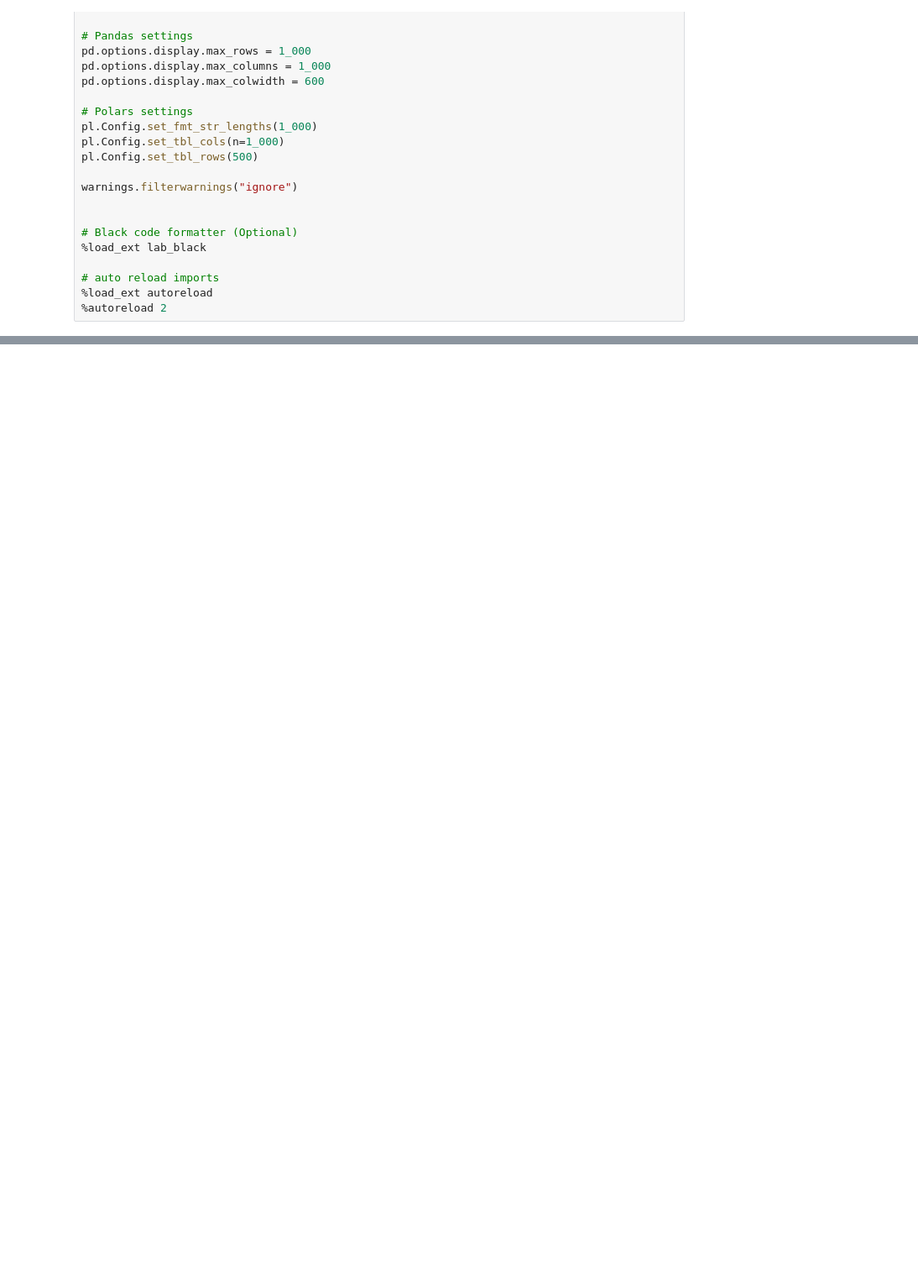
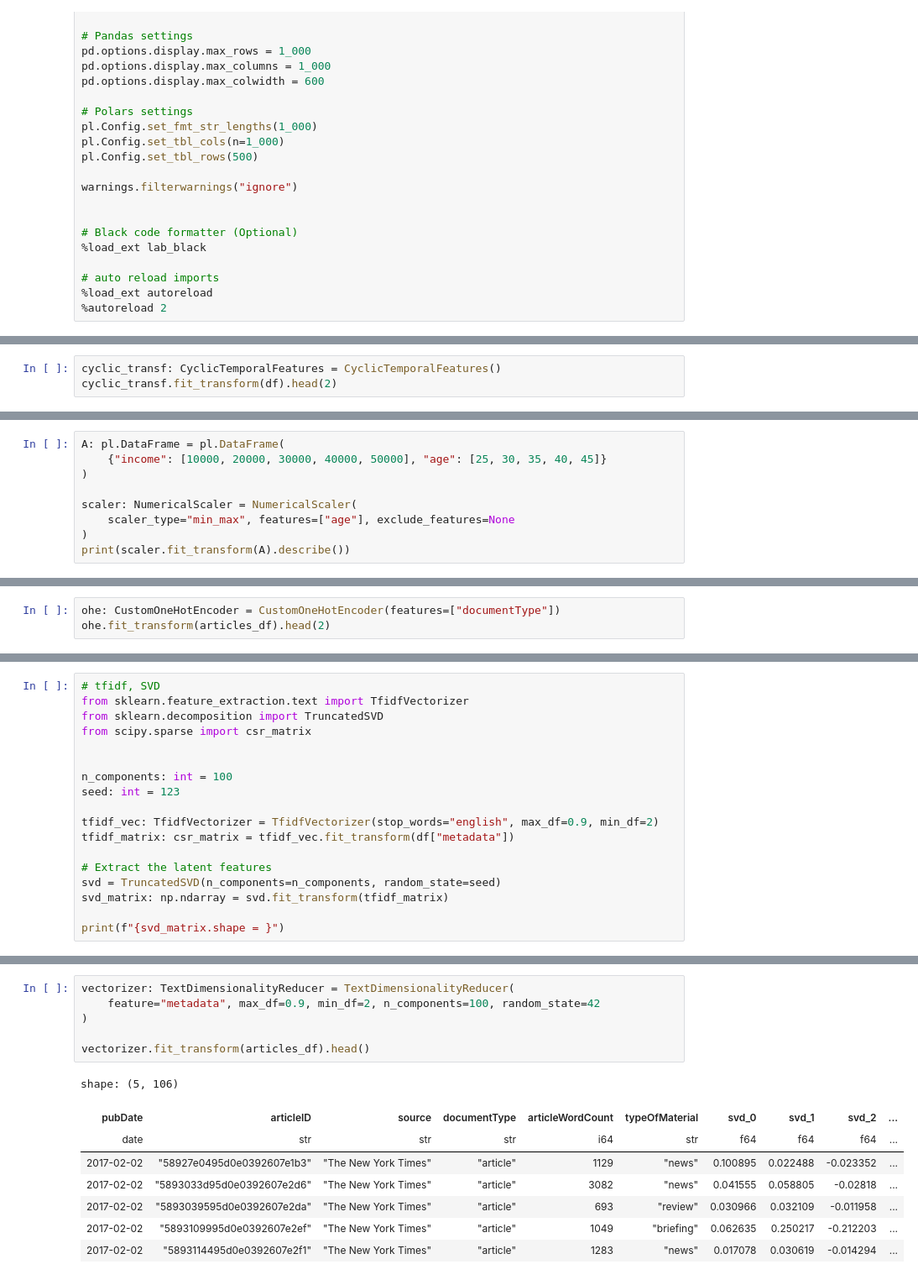
Before and after one commit to chineidu/NYC-Comments, a Jupyter notebook: Notebooks/02-articles-feat-eng.ipynb, the cells around one changed output, grey strips where cells are left out. Shown at 84% size. Cells and saved outputs as stored; diff of their text form; blank space fills up the shorter version.

Commit message:
chore: Articles data pipeline

```diff
--- a/Notebooks/02-articles-feat-eng.ipynb
+++ b/Notebooks/02-articles-feat-eng.ipynb
@@ -122,0 +880,3 @@ warnings.filterwarnings("ignore")
+# %%
+cyclic_transf: CyclicTemporalFeatures = CyclicTemporalFeatures()
+cyclic_transf.fit_transform(df).head(2)
@@ -122,0 +889,9 @@ warnings.filterwarnings("ignore")
+# %%
+A: pl.DataFrame = pl.DataFrame(
+    {"income": [10000, 20000, 30000, 40000, 50000], "age": [25, 30, 35, 40, 45]}
+)
+
+scaler: NumericalScaler = NumericalScaler(
+    scaler_type="min_max", features=["age"], exclude_features=None
+)
+print(scaler.fit_transform(A).describe())
@@ -122,0 +915,3 @@ warnings.filterwarnings("ignore")
+# %%
+ohe: CustomOneHotEncoder = CustomOneHotEncoder(features=["documentType"])
+ohe.fit_transform(articles_df).head(2)
@@ -122,0 +930,18 @@ warnings.filterwarnings("ignore")
+# %%
+# tfidf, SVD
+from sklearn.feature_extraction.text import TfidfVectorizer
+from sklearn.decomposition import TruncatedSVD
+from scipy.sparse import csr_matrix
+
+
+n_components: int = 100
+seed: int = 123
+
+tfidf_vec: TfidfVectorizer = TfidfVectorizer(stop_words="english", max_df=0.9, min_df=2)
+tfidf_matrix: csr_matrix = tfidf_vec.fit_transform(df["metadata"])
+
+# Extract the latent features
+svd = TruncatedSVD(n_components=n_components, random_state=seed)
+svd_matrix: np.ndarray = svd.fit_transform(tfidf_matrix)
+
+print(f"{svd_matrix.shape = }")
@@ -122,0 +1047,15 @@ warnings.filterwarnings("ignore")
+# %%
+vectorizer: TextDimensionalityReducer = TextDimensionalityReducer(
+    feature="metadata", max_df=0.9, min_df=2, n_components=100, random_state=42
+)
+
+vectorizer.fit_transform(articles_df).head()
+# %% [output]
+shape: (5, 106)
+| pubDate | articleID | source | documentType | articleWordCount | typeOfMaterial | svd_0 | svd_1 | svd_2 | ... |
+| date | str | str | str | i64 | str | f64 | f64 | f64 | ... |
+| 2017-02-02 | "58927e0495d0e0392607e1b3" | "The New York Times" | "article" | 1129 | "news" | 0.100895 | 0.022488 | -0.023352 | ... |
+| 2017-02-02 | "5893033d95d0e0392607e2d6" | "The New York Times" | "article" | 3082 | "news" | 0.041555 | 0.058805 | -0.02818 | ... |
+| 2017-02-02 | "5893039595d0e0392607e2da" | "The New York Times" | "article" | 693 | "review" | 0.030966 | 0.032109 | -0.011958 | ... |
+| 2017-02-02 | "5893109995d0e0392607e2ef" | "The New York Times" | "article" | 1049 | "briefing" | 0.062635 | 0.250217 | -0.212203 | ... |
+| 2017-02-02 | "5893114495d0e0392607e2f1" | "The New York Times" | "article" | 1283 | "news" | 0.017078 | 0.030619 | -0.014294 | ... |
```
Also changed, not shown: parts of 27 cells of this notebook.
